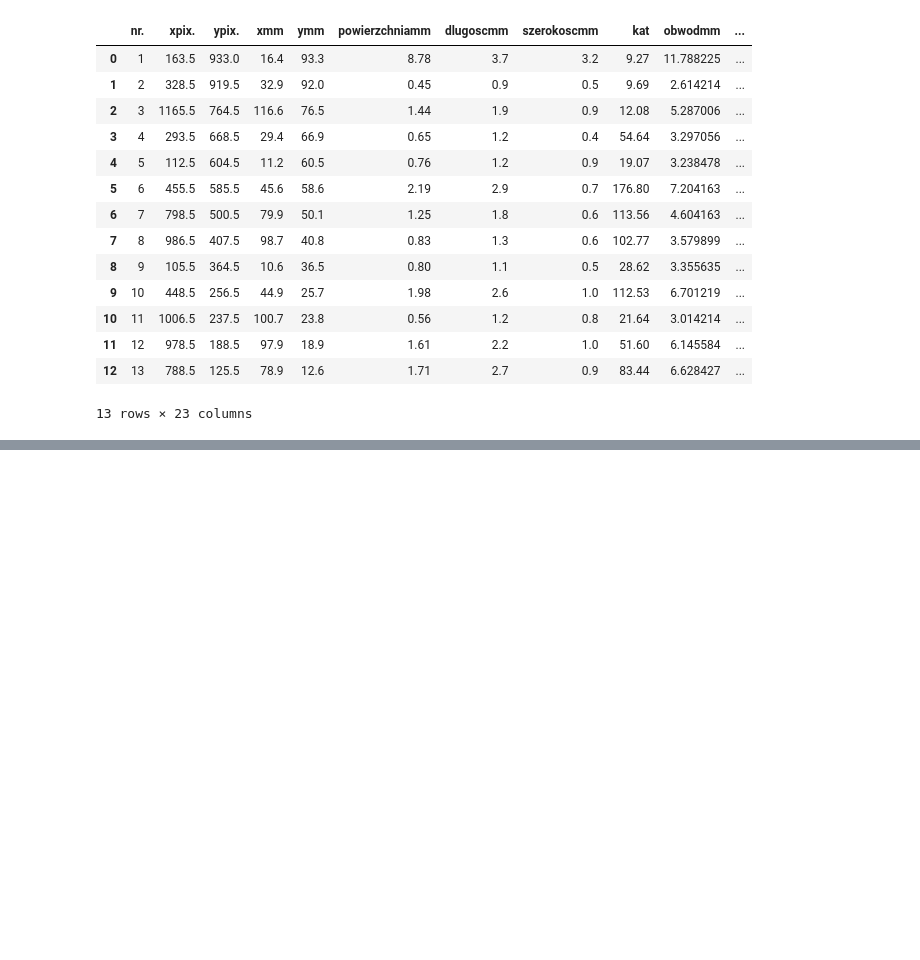
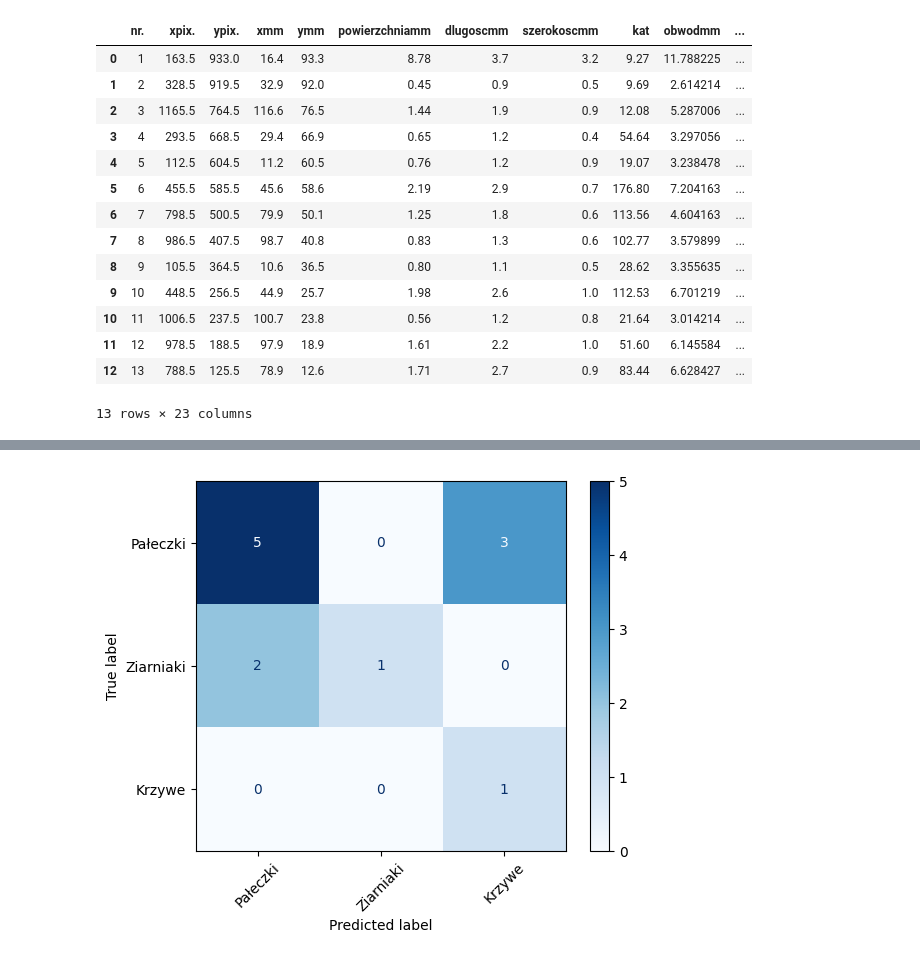
Before and after one commit to bAIcteria/microscope-ml-analyser, a Jupyter notebook: workflows/02_workflow/replace_macros_for_evaluation.ipynb, the cells around one changed output, grey strips where cells are left out. Cells and saved outputs as stored; diff of their text form; code cells hidden in the pictures; blank space fills up the shorter version.

```diff
--- a/workflows/02_workflow/replace_macros_for_evaluation.ipynb
+++ b/workflows/02_workflow/replace_macros_for_evaluation.ipynb
@@ -134,9 +134,9 @@ def full_analyse(df,proube_volume_ml=6):
 # %%
 def compare_results(df_real, df_predicted,proube_volume_ml=6):
     print("real:")
-    real_classif = full_analyse(df_real,proube_volume_ml=proube_volume_ml)
+    real_classif,real_df = full_analyse(df_real,proube_volume_ml=proube_volume_ml)
     print("predicted:")
-    predicted_classif = full_analyse(df_predicted,proube_volume_ml=proube_volume_ml)
+    predicted_classif,predicted_df = full_analyse(df_predicted,proube_volume_ml=proube_volume_ml)
     real_classif = real_classif.add_suffix("_real")
     predicted_classif = predicted_classif.add_suffix("_predicted")
     merged = pd.merge(real_classif,predicted_classif,left_on="bacteria_type_real",right_on="bacteria_type_predicted", how="inner")
@@ -144,7 +144,17 @@ def compare_results(df_real, df_predicted,proube_volume_ml=6):
     merged = merged.rename(columns={"bacteria_type_real":"bacteria_type"})
     merged['error'] = merged['count_predicted']- merged['count_real']
     merged['relative_error'] = merged['error']/merged['count_real']
-    return merged
+    return merged,real_df,predicted_df
+# %%
+from sklearn.metrics import confusion_matrix, ConfusionMatrixDisplay
+
+def conf_matrix(real_df,predicted_df):
+    y_true = real_df['bacteria_type']
+    y_pred = predicted_df['bacteria_type']
+
+    cm = confusion_matrix(y_true, y_pred, labels=y_true.unique())
+    disp = ConfusionMatrixDisplay(confusion_matrix=cm, display_labels=y_true.unique())
+    disp.plot(cmap="Blues", xticks_rotation=45)
 # %%
 df = load_dfs_from_path("agata_1_y_no_model")
 predicted_classif = full_analyse(df,proube_volume_ml=6)
@@ -222,11 +260,11 @@ df_predicted
 | 12 | 13 | 788.5 | 125.5 | 78.9 | 12.6 | 1.71 | 2.7 | 0.9 | 83.44 | 6.628427 | ... |
 13 rows × 23 columns
 # %%
-df_predicted['powierzchniamm'] *= 1.1
-df_predicted['dlugoscmm'] *= 0.96
-df_predicted['szerokoscmm'] *= 0.96
+# df_predicted['powierzchniamm'] *= 1.1
+# df_predicted['dlugoscmm'] *= 0.96
+# df_predicted['szerokoscmm'] *= 0.96
 # %%
-compared = compare_results(df_real=df_real,df_predicted=df_predicted,proube_volume_ml=6)
+compared,real_df,predicted_df = compare_results(df_real=df_real,df_predicted=df_predicted,proube_volume_ml=6)
 print(compared)
 mean_abs_erron = np.mean(np.abs(compared['relative_error']))
 # %% [output]
@@ -240,0 +311,4 @@ Shannon index: 0.5874569322264618
+# %%
+conf_matrix(real_df=real_df,predicted_df=predicted_df)
+# %% [output]
+[figure, added]
```
Also changed, not shown: parts of 10 cells of this notebook, 19 other files.
